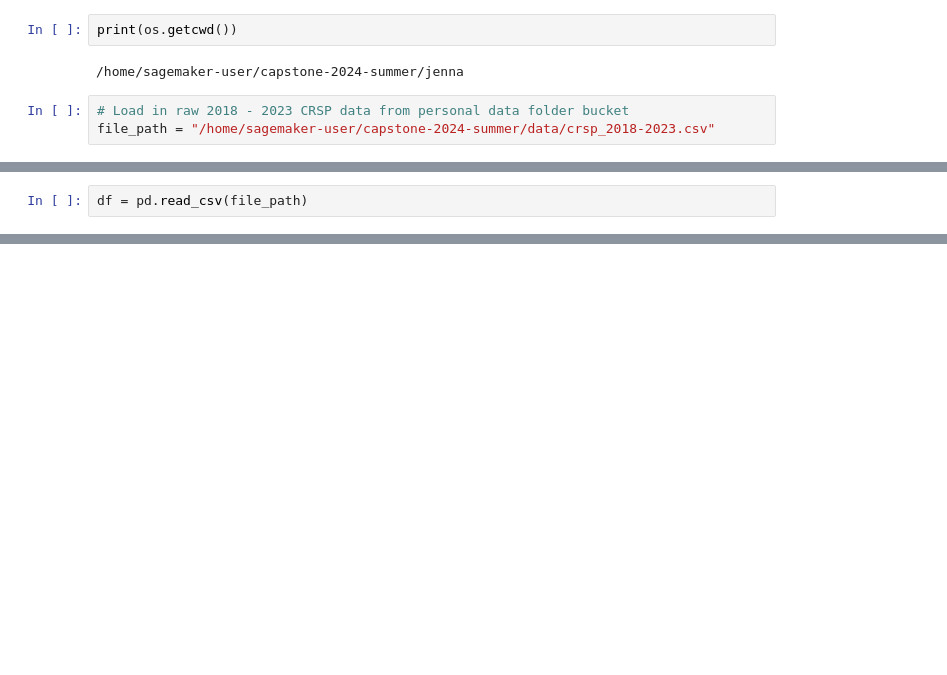
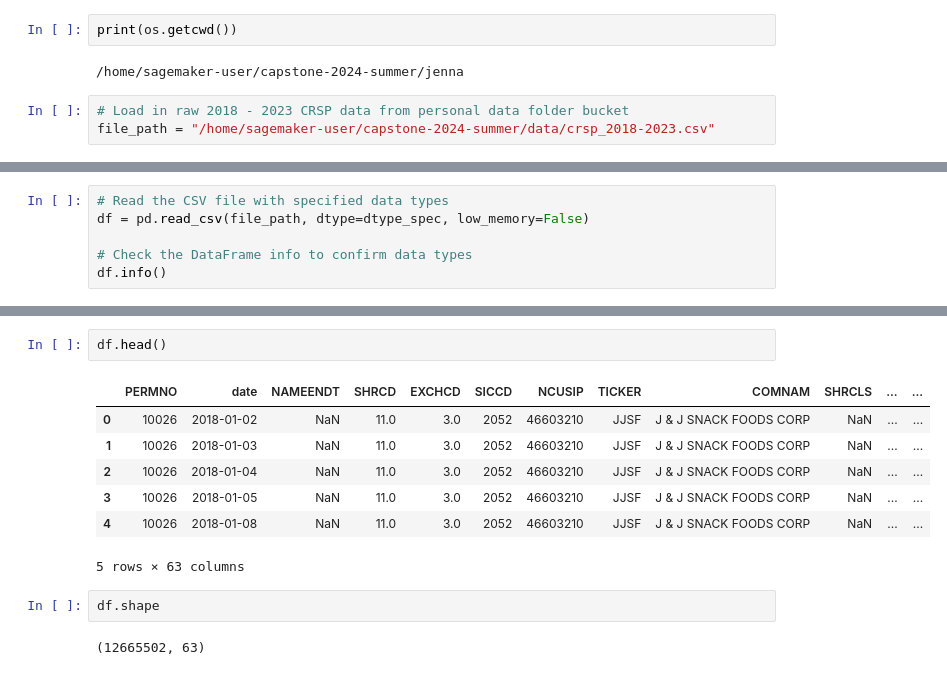
Before and after one commit to Shuo-Wang-UCBerkeley/VIP, a Jupyter notebook: jenna/crsp_2018-2023_eda.ipynb, the cells around one changed output, grey strips where cells are left out. Cells and saved outputs as stored; diff of their text form; blank space fills up the shorter version.

```diff
--- a/jenna/crsp_2018-2023_eda.ipynb
+++ b/jenna/crsp_2018-2023_eda.ipynb
@@ -124,2 +175,6 @@ file_path = "/home/sagemaker-user/capstone-2024-summer/data/crsp_2018-2023.csv"
 # %%
-df = pd.read_csv(file_path)
+# Read the CSV file with specified data types
+df = pd.read_csv(file_path, dtype=dtype_spec, low_memory=False)
+
+# Check the DataFrame info to confirm data types
+df.info()
@@ -125,0 +199,14 @@ df = pd.read_csv(file_path)
+# %%
+df.head()
+# %% [output]
+|  | PERMNO | date | NAMEENDT | SHRCD | EXCHCD | SICCD | NCUSIP | TICKER | COMNAM | SHRCLS | ... | ... |
+| 0 | 10026 | 2018-01-02 | NaN | 11.0 | 3.0 | 2052 | 46603210 | JJSF | J & J SNACK FOODS CORP | NaN | ... | ... |
+| 1 | 10026 | 2018-01-03 | NaN | 11.0 | 3.0 | 2052 | 46603210 | JJSF | J & J SNACK FOODS CORP | NaN | ... | ... |
+| 2 | 10026 | 2018-01-04 | NaN | 11.0 | 3.0 | 2052 | 46603210 | JJSF | J & J SNACK FOODS CORP | NaN | ... | ... |
+| 3 | 10026 | 2018-01-05 | NaN | 11.0 | 3.0 | 2052 | 46603210 | JJSF | J & J SNACK FOODS CORP | NaN | ... | ... |
+| 4 | 10026 | 2018-01-08 | NaN | 11.0 | 3.0 | 2052 | 46603210 | JJSF | J & J SNACK FOODS CORP | NaN | ... | ... |
+5 rows × 63 columns
+# %%
+df.shape
+# %% [output]
+(12665502, 63)
```
Also changed, not shown: parts of 24 cells of this notebook.
